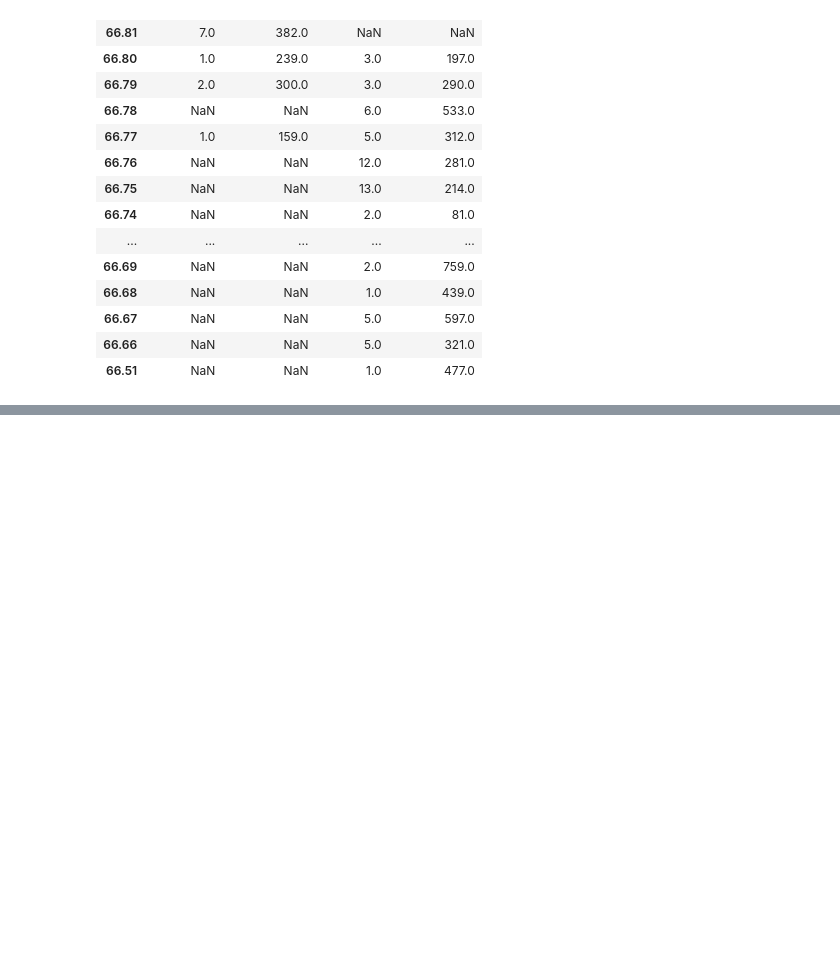
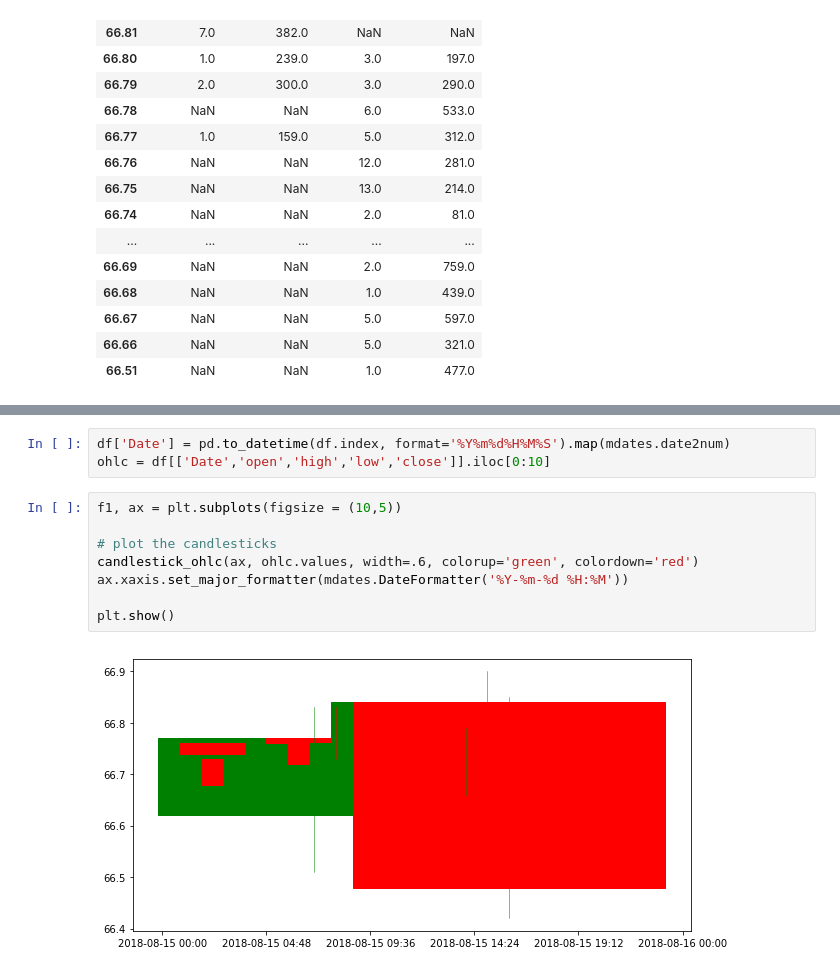
Before and after one commit to pickmoment/hero, a Jupyter notebook: db/hero.ipynb, the cells around one changed output, grey strips where cells are left out. Drawn from its saved outputs; the diff is of its cells as text; blank space fills up the shorter version.

```diff
--- a/db/hero.ipynb
+++ b/db/hero.ipynb
@@ -194,0 +244,13 @@ df_
+# %%
+df['Date'] = pd.to_datetime(df.index, format='%Y%m%d%H%M%S').map(mdates.date2num)
+ohlc = df[['Date','open','high','low','close']].iloc[0:10]
+# %%
+f1, ax = plt.subplots(figsize = (10,5))
+
+# plot the candlesticks
+candlestick_ohlc(ax, ohlc.values, width=.6, colorup='green', colordown='red')
+ax.xaxis.set_major_formatter(mdates.DateFormatter('%Y-%m-%d %H:%M'))
+
+plt.show()
+# %% [output]
+[figure, added]
```
Also changed, not shown: parts of 19 cells of this notebook, 9 other files.
